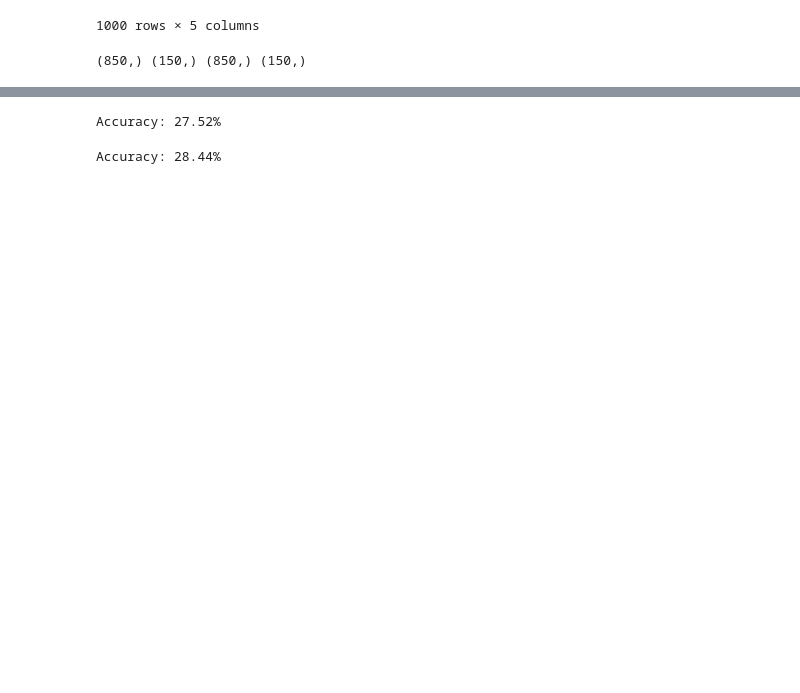
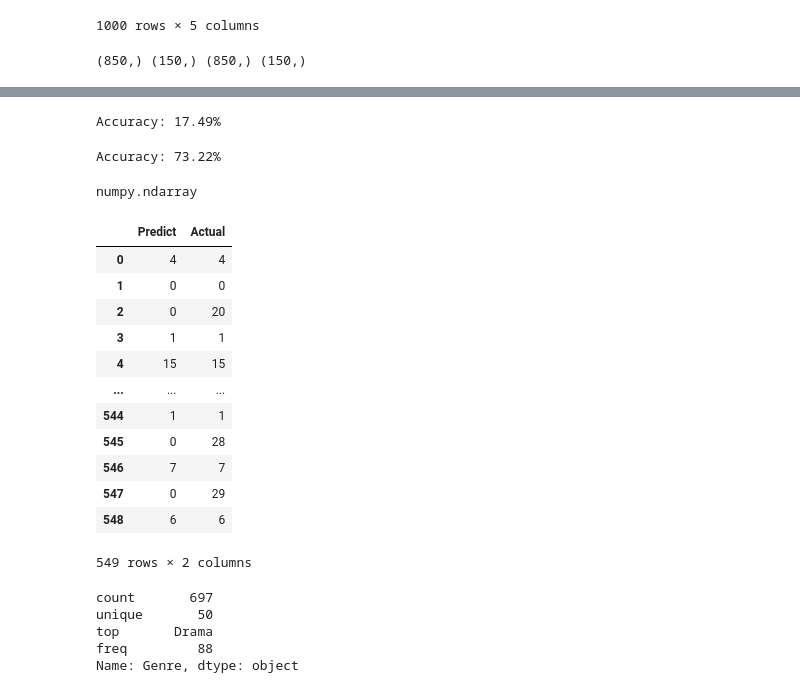
Before and after one commit to Aytijha/Caramel_Popcorn, a Jupyter notebook: NLP_Modelling.ipynb, the cells around one changed output, grey strips where cells are left out. Saved outputs shown, nothing was run; the diff lists cells and outputs as text; code cells hidden in the pictures; blank space fills up the shorter version.

```diff
--- a/NLP_Modelling.ipynb
+++ b/NLP_Modelling.ipynb
@@ -208,6 +216,6 @@ nlp_df = nlp_df[nlp_df['Genre'].map(lambda x: x in top_10_varieties)]
 # %%
 description_list = nlp_df['clean_text'].tolist()
-varietal_list = [top_10_varieties[i] for i in nlp_df['Genre'].tolist()]
-varietal_list = np.array(varietal_list)
-varietal_list
+genre_list = [top_40_genres[i] for i in nlp_df['Genre'].tolist()]
+genre_list = np.array(genre_list)
+genre_list
 # %% [output]
@@ -235,6 +243,6 @@ x_train_counts = count_vect.fit_transform(description_list)
 tfidf_transformer = TfidfTransformer()
 x_train_tfidf = tfidf_transformer.fit_transform(x_train_counts)
 # %%
-train_x, test_x, train_y, test_y = train_test_split(x_train_tfidf, varietal_list, test_size=0.3)
+train_x, test_x, train_y, test_y = train_test_split(x_train_tfidf, genre_list, test_size=0.15)
 # %%
 clf = MultinomialNB().fit(train_x, train_y)
@@ -242,12 +250,12 @@ y_score = clf.predict(test_x)
 # %%
 n_right = 0
 for i in range(len(y_score)):
-    if y_score[i] == test_y[i]:
+    if y_score[i] == train_y[i]:
         n_right += 1
 
-print("Accuracy: %.2f%%" % ((n_right/float(len(test_y)) * 100)))
+print("Accuracy: %.2f%%" % ((n_right/float(len(train_y)) * 100)))
 # %% [output]
-Accuracy: 27.52%
+Accuracy: 17.49%
 # %%
 from sklearn.svm import SVC
-clf = SVC(kernel='linear').fit(train_x, train_y)
+clf1 = SVC().fit(train_x, train_y)
@@ -254,10 +264,41 @@ clf = SVC(kernel='linear').fit(train_x, train_y)
 # %%
-y_score = clf.predict(test_x)
+y_score = clf1.predict(train_x)
 n_right = 0
 for i in range(len(y_score)):
-    if y_score[i] == test_y[i]:
+    if y_score[i] == train_y[i]:
         n_right += 1
 
-print("Accuracy: %.2f%%" % ((n_right/float(len(test_y)) * 100)))
+print("Accuracy: %.2f%%" % ((n_right/float(len(train_y)) * 100)))
 # %% [output]
-Accuracy: 28.44%
+Accuracy: 73.22%
+# %%
+type(train_y)
+# %% [output]
+numpy.ndarray
+# %%
+df_temp = pd.DataFrame()
+df_temp['Predict'] = y_score.tolist()
+df_temp['Actual'] = train_y.tolist()
+df_temp
+# %% [output]
+|  | Predict | Actual |
+| 0 | 4 | 4 |
+| 1 | 0 | 0 |
+| 2 | 0 | 20 |
+| 3 | 1 | 1 |
+| 4 | 15 | 15 |
+| ... | ... | ... |
+| 544 | 1 | 1 |
+| 545 | 0 | 28 |
+| 546 | 7 | 7 |
+| 547 | 0 | 29 |
+| 548 | 6 | 6 |
+549 rows × 2 columns
+# %%
+nlp_df['Genre'].describe()
+# %% [output]
+count       697
+unique       50
+top       Drama
+freq         88
+Name: Genre, dtype: object
```
Also changed, not shown: parts of 10 cells of this notebook.
